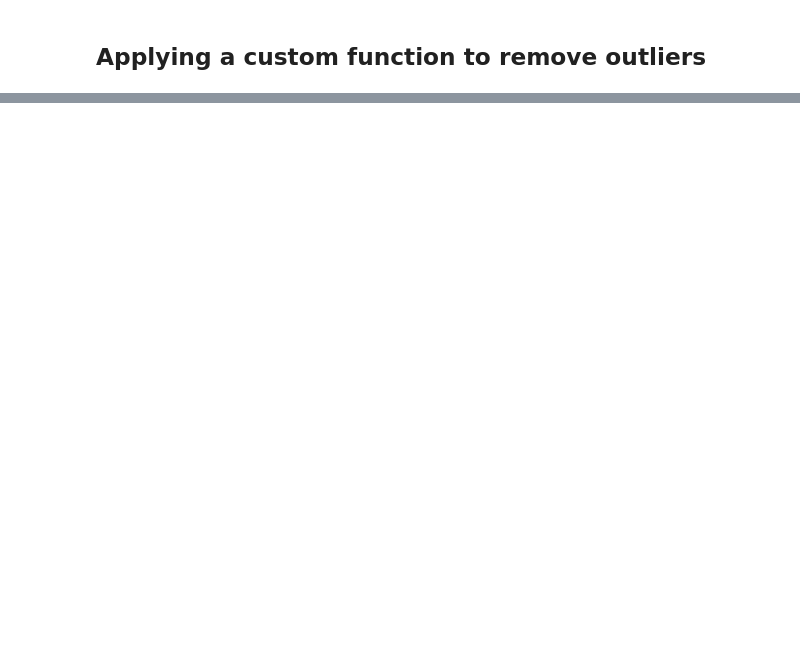
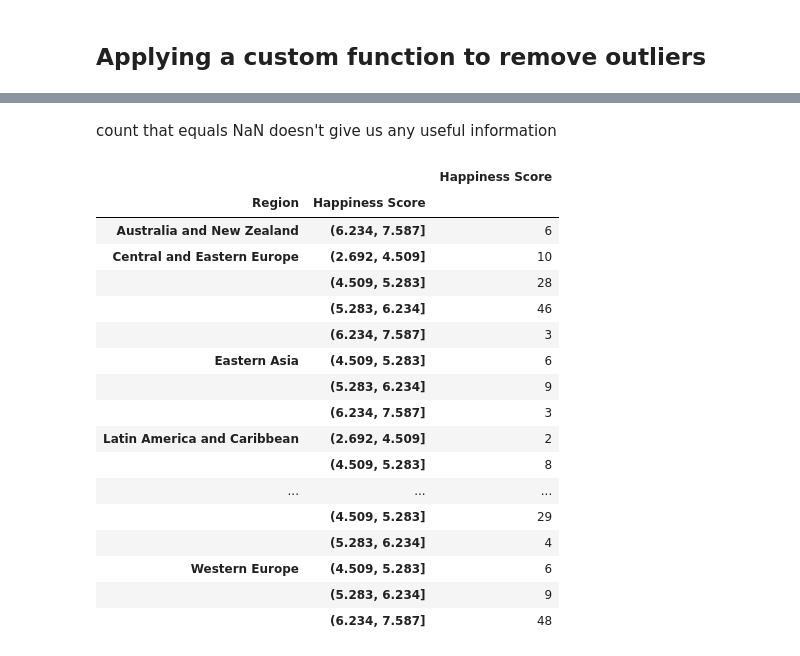
Before and after one commit to premanuj/data_science, a Jupyter notebook: Pandas and Numpy/pandas/pivot_tables.ipynb, the cells around one changed output, grey strips where cells are left out. Drawn from its saved outputs; the diff is of its cells as text; code cells hidden in the pictures; blank space fills up the shorter version.

Commit message:
More on pivot tables in pandas

```diff
--- a/Pandas and Numpy/pandas/pivot_tables.ipynb
+++ b/Pandas and Numpy/pandas/pivot_tables.ipynb
@@ -233,0 +299,24 @@ pd.pivot_table(data, index = 'Region', values="Happiness Score",
+# %% [markdown]
+count that equals NaN doesn't give us any useful information
+# %%
+score = pd.qcut(data['Happiness Score'], 4)
+pd.pivot_table(data, index= ['Region', score], values= "Happiness Score", aggfunc= 'count', fill_value=0)
+# %% [output]
+|  |  | Happiness Score |
+| Region | Happiness Score |  |
+| Australia and New Zealand | (6.234, 7.587] | 6 |
+| Central and Eastern Europe | (2.692, 4.509] | 10 |
+|  | (4.509, 5.283] | 28 |
+|  | (5.283, 6.234] | 46 |
+|  | (6.234, 7.587] | 3 |
+| Eastern Asia | (4.509, 5.283] | 6 |
+|  | (5.283, 6.234] | 9 |
+|  | (6.234, 7.587] | 3 |
+| Latin America and Caribbean | (2.692, 4.509] | 2 |
+|  | (4.509, 5.283] | 8 |
+| ... | ... | ... |
+|  | (4.509, 5.283] | 29 |
+|  | (5.283, 6.234] | 4 |
+| Western Europe | (4.509, 5.283] | 6 |
+|  | (5.283, 6.234] | 9 |
+|  | (6.234, 7.587] | 48 |
```
Also changed, not shown: parts of 10 cells of this notebook.
